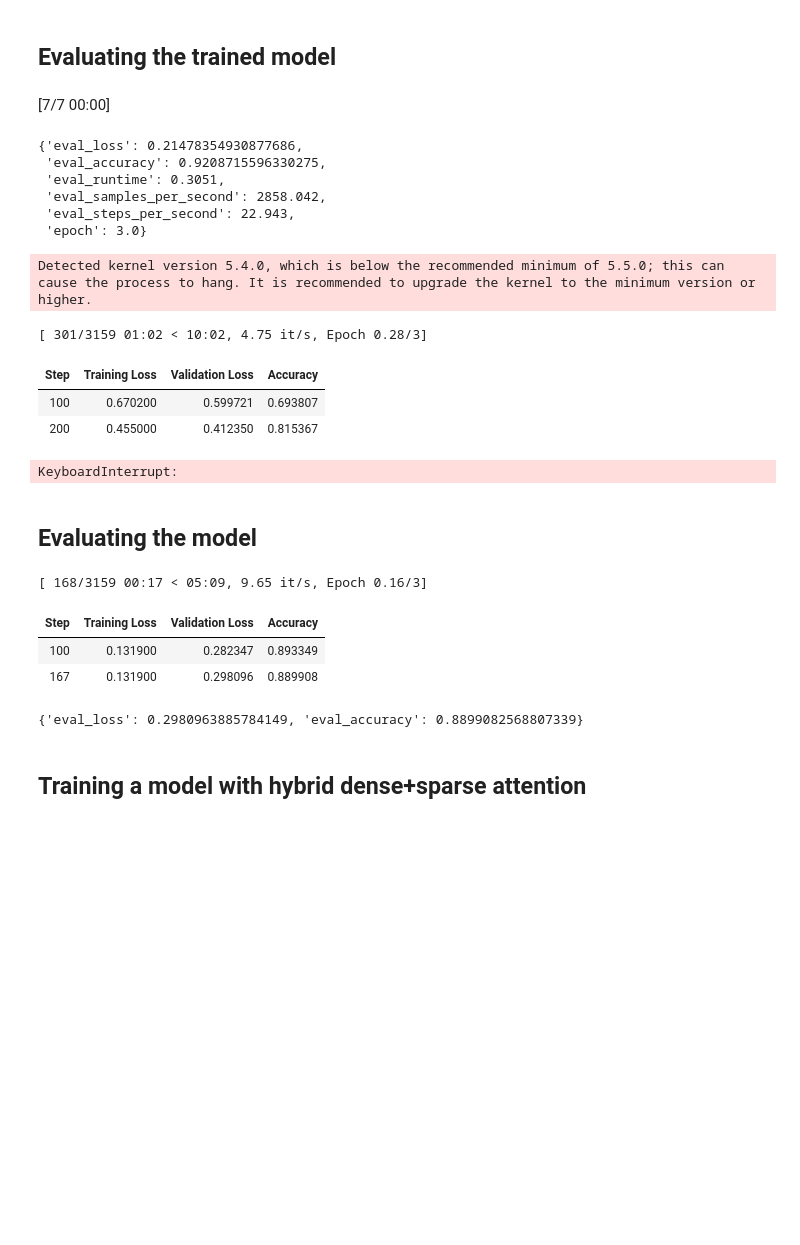
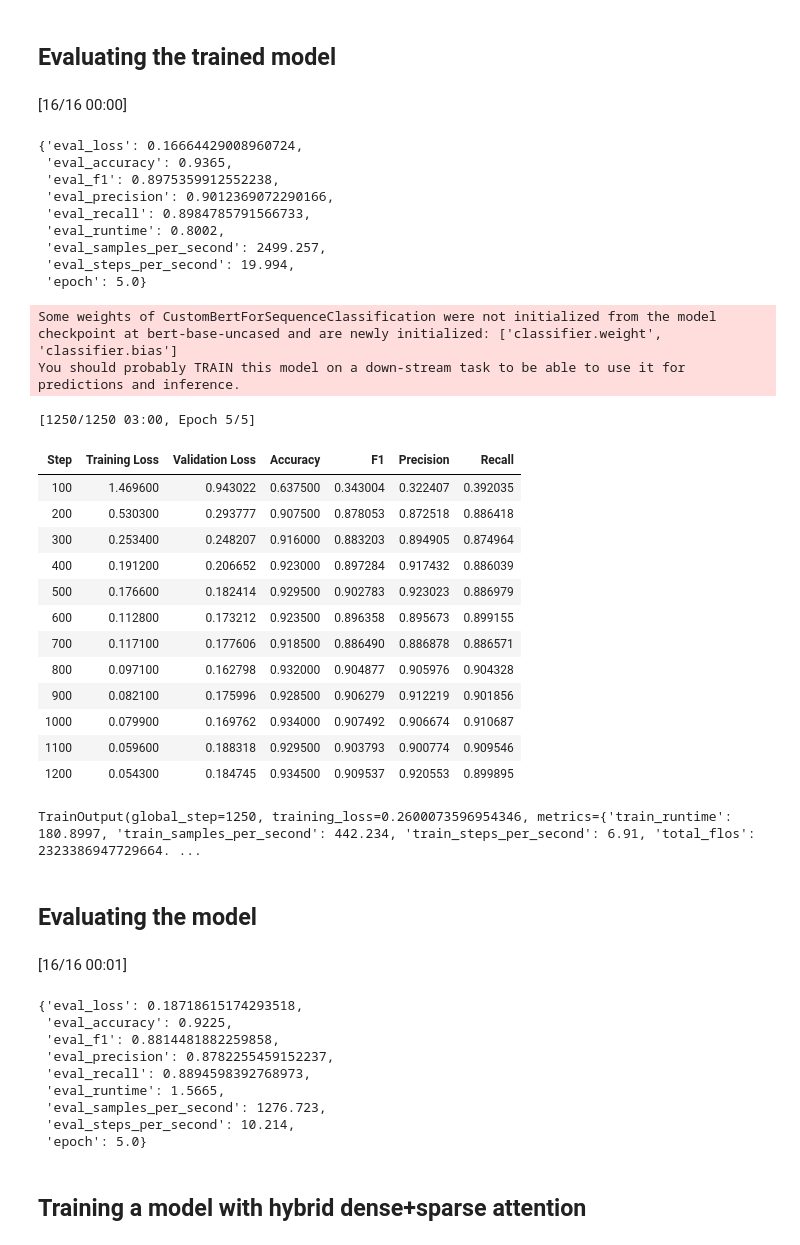
Before and after one commit to pramodith/llm_exploration, a Jupyter notebook: bert_sparse_attention_training.ipynb, the cells around one changed output. Saved outputs shown, nothing was run; the diff lists cells and outputs as text; code cells hidden in the pictures; blank space fills up the shorter version.

```diff
--- a/bert_sparse_attention_training.ipynb
+++ b/bert_sparse_attention_training.ipynb
@@ -763,46 +758,67 @@ TrainOutput(global_step=3159, training_loss=0.11348400654842598, metrics={'train
 # %% [markdown]
 ## Evaluating the trained model
 # %%
-trainer_dense_attention.evaluate(dev_dataset_dense_attention)
+trainer_dense_attention.evaluate(test_dataset_dense_attention)
 # %% [output]
-[7/7 00:00]
+[16/16 00:00]
-{'eval_loss': 0.21478354930877686,
- 'eval_accuracy': 0.9208715596330275,
- 'eval_runtime': 0.3051,
- 'eval_samples_per_second': 2858.042,
- 'eval_steps_per_second': 22.943,
- 'epoch': 3.0}
+{'eval_loss': 0.16664429008960724,
+ 'eval_accuracy': 0.9365,
+ 'eval_f1': 0.8975359912552238,
+ 'eval_precision': 0.9012369072290166,
+ 'eval_recall': 0.8984785791566733,
+ 'eval_runtime': 0.8002,
+ 'eval_samples_per_second': 2499.257,
+ 'eval_steps_per_second': 19.994,
+ 'epoch': 5.0}
 # %%
 ## Training the model with sparse attention
+custom_model = CustomBertForSequenceClassification.from_pretrained(model_name, num_labels=len(train_dataset.features["label"].names))
+# %% [output]
+Some weights of CustomBertForSequenceClassification were not initialized from the model checkpoint at bert-base-uncased and are newly initialized: ['classifier.weight', 'classifier.bias']
+You should probably TRAIN this model on a down-stream task to be able to use it for predictions and inference.
 # %%
 trainer_sparse_attention = Trainer(
-    model=model,
+    model=custom_model,
     tokenizer=tokenizer,                 # the instantiated 🤗 Transformers model to be trained
     args=training_args,                  # training arguments, defined above
     train_dataset=train_dataset_sparse_attention,         # training dataset
     eval_dataset=dev_dataset_sparse_attention,           # evaluation dataset
     data_collator=partial(custom_collate, pad_token_id=tokenizer.pad_token_id),
     compute_metrics=compute_metrics
   )
 
 trainer_sparse_attention.train()
 # %% [output]
-Detected kernel version 5.4.0, which is below the recommended minimum of 5.5.0; this can cause the process to hang. It is recommended to upgrade the kernel to the minimum version or higher.
+[1250/1250 03:00, Epoch 5/5]
+| Step | Training Loss | Validation Loss | Accuracy | F1 | Precision | Recall |
+| 100 | 1.469600 | 0.943022 | 0.637500 | 0.343004 | 0.322407 | 0.392035 |
+| 200 | 0.530300 | 0.293777 | 0.907500 | 0.878053 | 0.872518 | 0.886418 |
+| 300 | 0.253400 | 0.248207 | 0.916000 | 0.883203 | 0.894905 | 0.874964 |
+| 400 | 0.191200 | 0.206652 | 0.923000 | 0.897284 | 0.917432 | 0.886039 |
+| 500 | 0.176600 | 0.182414 | 0.929500 | 0.902783 | 0.923023 | 0.886979 |
+| 600 | 0.112800 | 0.173212 | 0.923500 | 0.896358 | 0.895673 | 0.899155 |
+| 700 | 0.117100 | 0.177606 | 0.918500 | 0.886490 | 0.886878 | 0.886571 |
+| 800 | 0.097100 | 0.162798 | 0.932000 | 0.904877 | 0.905976 | 0.904328 |
+| 900 | 0.082100 | 0.175996 | 0.928500 | 0.906279 | 0.912219 | 0.901856 |
+| 1000 | 0.079900 | 0.169762 | 0.934000 | 0.907492 | 0.906674 | 0.910687 |
+| 1100 | 0.059600 | 0.188318 | 0.929500 | 0.903793 | 0.900774 | 0.909546 |
+| 1200 | 0.054300 | 0.184745 | 0.934500 | 0.909537 | 0.920553 | 0.899895 |
-[ 301/3159 01:02 < 10:02, 4.75 it/s, Epoch 0.28/3]
+TrainOutput(global_step=1250, training_loss=0.2600073596954346, metrics={'train_runtime': 180.8997, 'train_samples_per_second': 442.234, 'train_steps_per_second': 6.91, 'total_flos': 2323386947729664. ...
-| Step | Training Loss | Validation Loss | Accuracy |
-| 100 | 0.670200 | 0.599721 | 0.693807 |
-| 200 | 0.455000 | 0.412350 | 0.815367 |
-KeyboardInterrupt:
 # %% [markdown]
 ## Evaluating the model
 # %%
-trainer_sparse_attention.evaluate(dev_dataset_sparse_attention)
+trainer_sparse_attention.evaluate(test_dataset_sparse_attention)
 # %% [output]
+[16/16 00:01]
-[ 168/3159 00:17 < 05:09, 9.65 it/s, Epoch 0.16/3]
+{'eval_loss': 0.18718615174293518,
+ 'eval_accuracy': 0.9225,
+ 'eval_f1': 0.8814481882259858,
+ 'eval_precision': 0.8782255459152237,
+ 'eval_recall': 0.8894598392768973,
+ 'eval_runtime': 1.5665,
+ 'eval_samples_per_second': 1276.723,
+ 'eval_steps_per_second': 10.214,
+ 'epoch': 5.0}
-| Step | Training Loss | Validation Loss | Accuracy |
-| 100 | 0.131900 | 0.282347 | 0.893349 |
-| 167 | 0.131900 | 0.298096 | 0.889908 |
-{'eval_loss': 0.2980963885784149, 'eval_accuracy': 0.8899082568807339}
 # %% [markdown]
 ## Training a model with hybrid dense+sparse attention
 # %%
```
Also changed, not shown: parts of 17 cells of this notebook.
